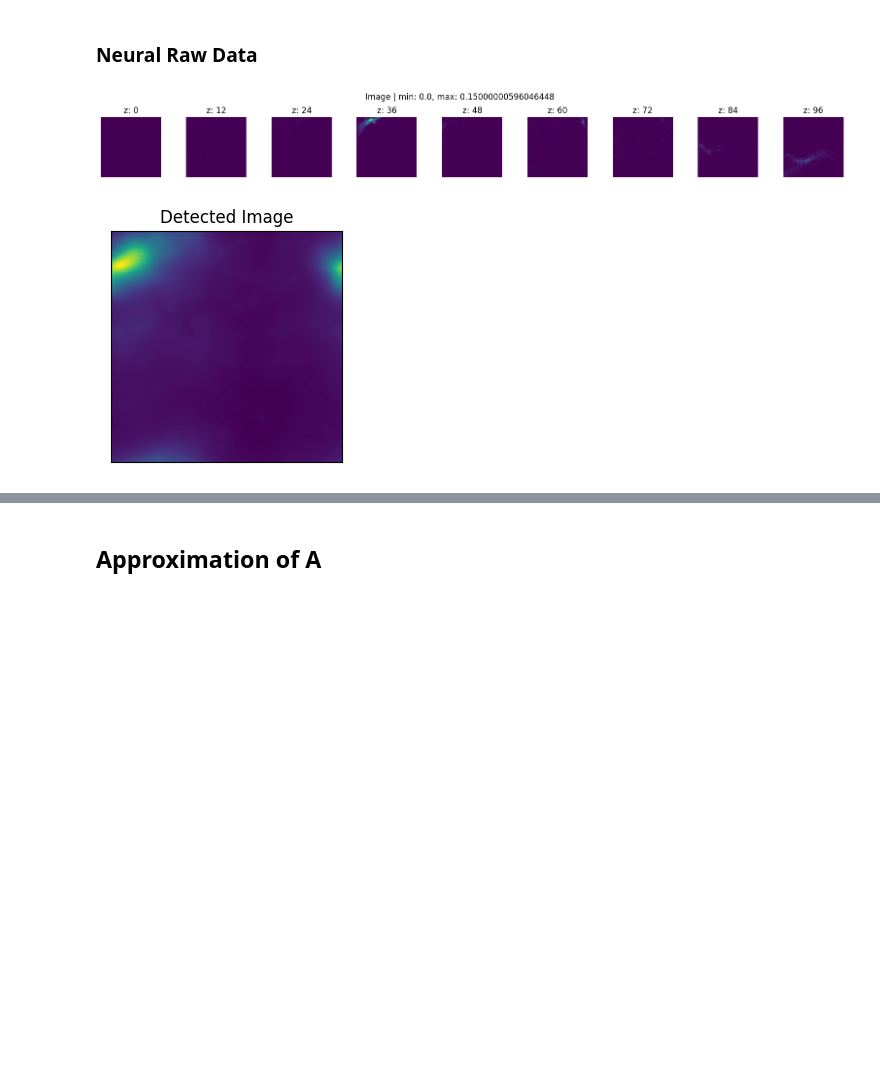
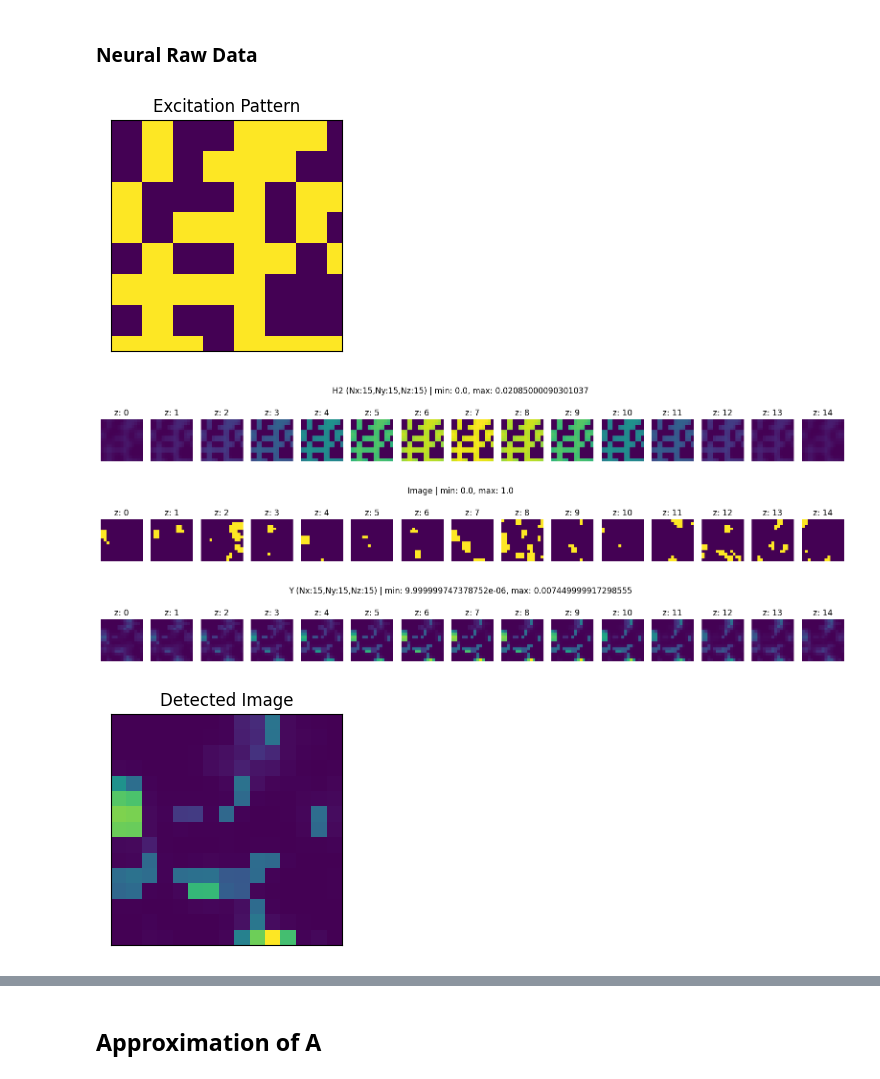
Before and after one commit to sanjith1999/FRIS, a Jupyter notebook: forward_model/forward_model.ipynb, the cells around one changed output, grey strips where cells are left out. Cells and saved outputs as stored; diff of their text form; code cells hidden in the pictures; blank space fills up the shorter version.

```diff
--- a/forward_model/forward_model.ipynb
+++ b/forward_model/forward_model.ipynb
@@ -92,8 +92,23 @@ def show_planes(outs, title, N_z = 256): #outs.shape: [Nz, Nx, Ny]
         plt.title(f'z: {z_idx}')
 
     plt.subplots_adjust(top=0.73)
-    plt.suptitle(f'{title} | min: {round(outs.min(), 2)}, max: {round(outs.max(), 2)}\n')
+    plt.suptitle(f'{title} | min: {round(outs.min(), 5)}, max: {round(outs.max(), 5)}\n')
     plt.show()
+
+# SHOWING SPECIFIED PLANES OF 3D TENSOR
+def show_planes_z(outs, title, z_planes): #outs.shape: [Nz, Nx, Ny]
+    plt.figure(figsize= (20, 2))
+    for i, z_idx in enumerate(z_planes):
+        plt.subplot(1, len(z_planes), i+1)
+        plt.imshow(outs[z_idx], vmin= outs.min(), vmax= outs.max())
+        plt.axis('off')
+        plt.title(f'z: {z_idx}')
+
+    plt.subplots_adjust(top=0.73)
+    plt.suptitle(f'{title} | min: {round(outs.min(), 5)}, max: {round(outs.max(), 5)}\n')
+    plt.show()
+
+
 
 # SHOWING 2D IMAGES
 def show_image(image, title='', fig_size = (5,5)):
@@ -127,9 +142,9 @@ class psf_model(nn.Module):
         self.dz= self.dx
 
 
-        self.x = self.dx * torch.arange(-self.Nx//2+1, self.Nx//2+1)
-        self.y = self.dy * torch.arange(-self.Ny//2+1, self.Ny//2+1)
-        self.z = self.dz * torch.arange(-self.Nz//2+1, self.Nz//2+1)
+        self.x = self.dx * torch.arange(-self.Nx//2+1, self.Nx//2+1).float()
+        self.y = self.dy * torch.arange(-self.Ny//2+1, self.Ny//2+1).float()
+        self.z = self.dz * torch.arange(-self.Nz//2+1, self.Nz//2+1).float()
 
         self.dtheta = self.alpha/ self.Ntheta
         self.theta = torch.arange(0, self.Ntheta)*self.dtheta
@@ -187,12 +202,12 @@ class psf_model(nn.Module):
 ### Parameters
 # %%
 # Parameter Definition
-NA = 1.3
-Rindex= 1.518
+NA = .25
+Rindex= 1
 lambda_= 532.0/ 1000 #um
-dx= 0.1 #um
+dx= 2 #um
 
-Nx,Ny,Nz = 101,101,101
+Nx,Ny,Nz = 15,15,15
 device= torch.device('cuda' if torch.cuda.is_available() else 'cpu')
 # %%
 # INITIALIZATION
@@ -215,7 +230,7 @@ The $\texttt{exPSF}(.)$ is modelled considering the coherance nature of laser li
 def forward_model(X, ht_2D,verbose = 0):
     ht_3D = torch.zeros(1, Nz, Nx, Ny).float().to(device)
     ht_3D[:, Nz //2] = ht_2D
-    H1 = conv_3D(exPSF_3D, ht_3D)
+    H1 = conv_3D(emPSF_3D, ht_3D)
     H2 = (H1.abs()**2).sum(dim= 0)
 
     # OPERATIONS
@@ -243,7 +258,8 @@ def forward_model(X, ht_2D,verbose = 0):
     if verbose ==2:
         show_planes(I, title = f"Image",N_z=Nz)
         show_image(det_R, "Detected Image",(3,3))
-
+    if verbose ==3:
+        show_image(det_R, "Detected Image",(3,3))
 
     return det_Y
 # %%
@@ -347,19 +361,23 @@ raw_data = torch.from_numpy(arr).float().to(device)
 # %%
 # Your original tensor size
 tensor_size = raw_data.shape
-raw_data = (raw_data - raw_data.min())/(raw_data.max()-raw_data.min())                # NORMALIZATION
+# raw_data = (raw_data - raw_data.min())/(raw_data.max()-raw_data.min())                # NORMALIZATION
 
 # Generate random coordinates within valid range
 x_start = random.randint(0, tensor_size[1] - Nx)
 y_start = random.randint(0, tensor_size[2] - Ny)
 z_start = random.randint(0, tensor_size[0] - Nz)
 
 # Extract the cube
 random_cube = raw_data[z_start:z_start+Nz, x_start:x_start+Nx, y_start:y_start+Ny]
+random_cube = (random_cube - random_cube.min())/(random_cube.max()- random_cube.min()+(1e-12))
 
 
 random_cube = random_cube.unsqueeze(0)
-_=forward_model(random_cube,Ht_2D,2)
+_=forward_model(random_cube,Ht_2D,1)
 # %% [output]
-[figure, old version]
+[figure, new version]
-[figure, old version]
+[figure, new version]
+[figure, added]
+[figure, added]
+[figure, added]
```
Also changed, not shown: parts of 19 cells of this notebook.
